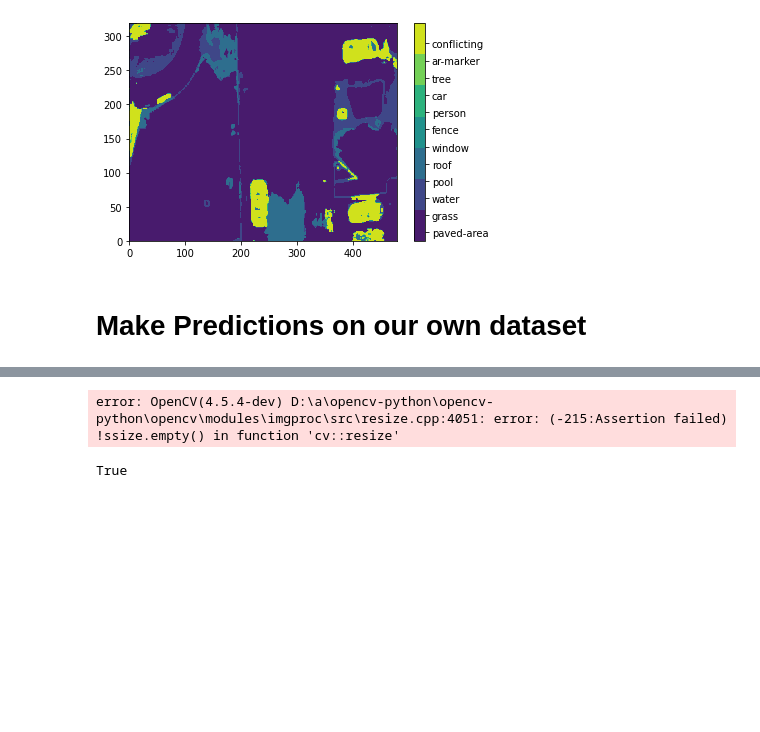
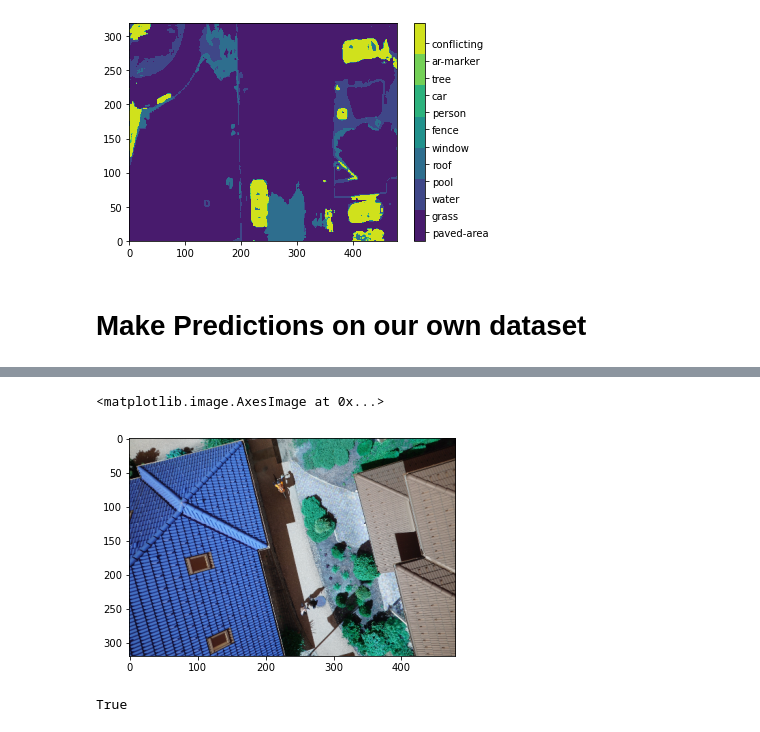
Before and after one commit to AntonioCervantes/Drone-AI-Segmentation, a Jupyter notebook: Segmentation/assets/visualizations.ipynb, the cells around one changed output, grey strips where cells are left out. Cells and saved outputs as stored; diff of their text form; code cells hidden in the pictures; blank space fills up the shorter version.

```diff
--- a/Segmentation/assets/visualizations.ipynb
+++ b/Segmentation/assets/visualizations.ipynb
@@ -201,17 +201,18 @@ physical_device_desc: "device: 0, name: Quadro M1200, pci bus id: 0000:01:00.0,
 ]
 # %%
-image_path = "../data/"
-img = os.path.join(image_path, "drone_pic.PNG")
+image_path = "../data/dataset/semantic_drone_dataset/new_data/images"
+img = os.path.join(image_path, "145_0.jpg")
 H = 320
 W = 480
 x = cv2.imread(img, cv2.IMREAD_COLOR)
 x = cv2.resize(x, (W, H))
 x = x/255.0
 x = x.astype(np.float32)
 plt.figure()
 plt.imshow(x)
-plt.colorbar(label="Labels")
+#plt.colorbar(label="Labels")
 # %% [output]
-error: OpenCV(4.5.4-dev) D:\a\opencv-python\opencv-python\opencv\modules\imgproc\src\resize.cpp:4051: error: (-215:Assertion failed) !ssize.empty() in function 'cv::resize'
+<matplotlib.image.AxesImage at 0x...>
+[figure, added]
 # %%
 # Load Model
```
Also changed, not shown: parts of 4 cells of this notebook, 4 other files.
